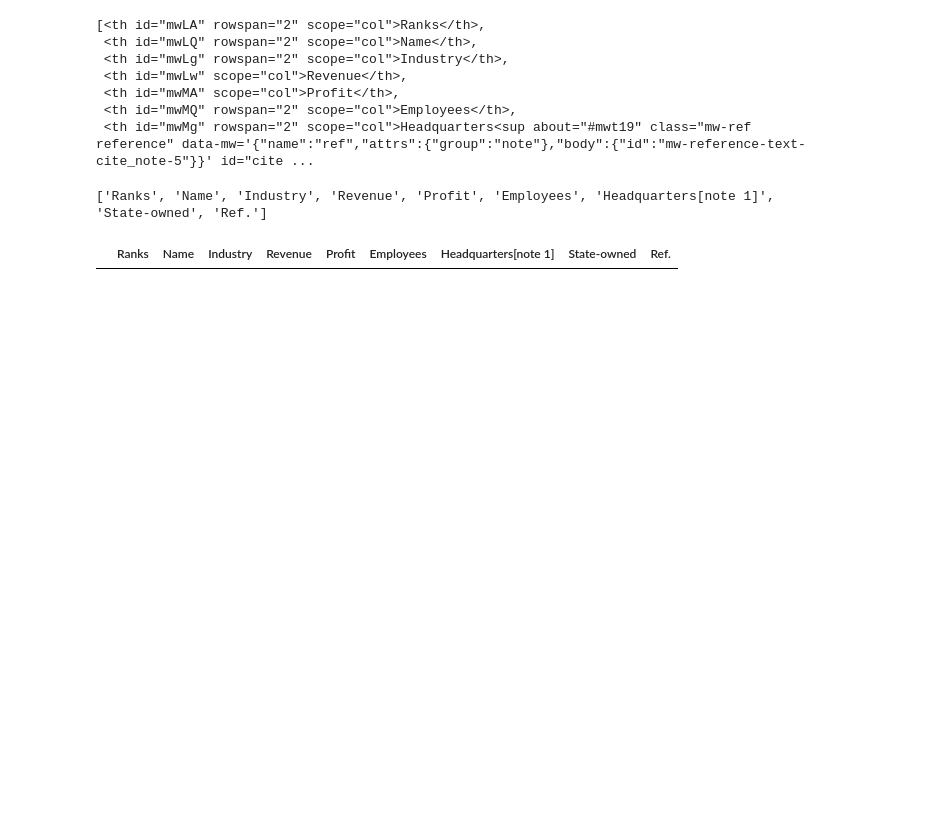
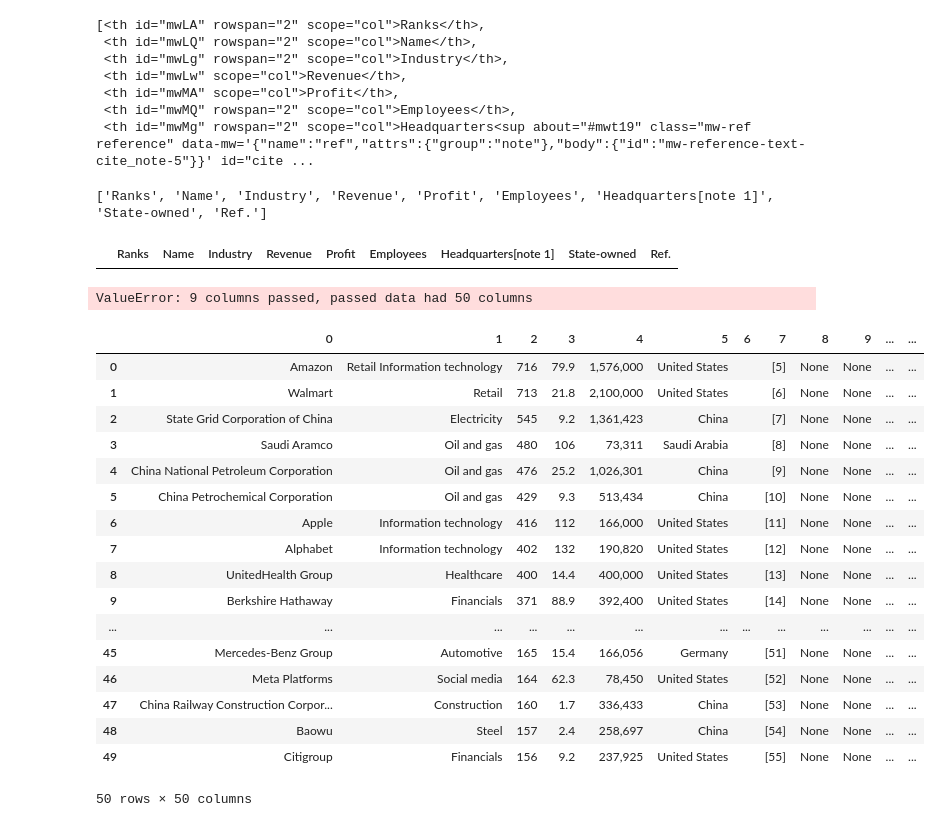
Before and after one commit to Sawrave007/web_scraping_python, a Jupyter notebook: .ipynb, the cells around one changed output. Cells and saved outputs as stored; diff of their text form; code cells hidden in the pictures; blank space fills up the shorter version.

```diff
--- a/.ipynb
+++ b/.ipynb
@@ -194,6 +196,68 @@ df
 |  | Ranks | Name | Industry | Revenue | Profit | Employees | Headquarters[note 1] | State-owned | Ref. |
 # %%
 col_data = table.find_all('tr')
+# %%
+
+num_cols = len(df)
+
+# Tracks {column_index: (remaining_rowspan_count, value)}
+active_rowspans = {}
+
+rows_out = []
+for row in col_data[2:]:
+    cells = row.find_all('td')
+    row_values = [None] * num_cols
+    col_idx = 0
+
+    for cell in cells:
+        # skip columns currently filled by an active rowspan from above
+        while col_idx in active_rowspans and active_rowspans[col_idx][0] > 0:
+            row_values[col_idx] = active_rowspans[col_idx][1]
+            active_rowspans[col_idx] = (active_rowspans[col_idx][0] - 1, active_rowspans[col_idx][1])
+            col_idx += 1
+
+        text = cell.text.strip()
+        row_values[col_idx] = text
+
+        rowspan = int(cell.get('rowspan', 1))
+        if rowspan > 1:
+            active_rowspans[col_idx] = (rowspan - 1, text)
+
+        col_idx += 1
+
+    # fill any trailing rowspan columns after the loop
+    while col_idx < num_cols:
+        if col_idx in active_rowspans and active_rowspans[col_idx][0] > 0:
+            row_values[col_idx] = active_rowspans[col_idx][1]
+            active_rowspans[col_idx] = (active_rowspans[col_idx][0] - 1, active_rowspans[col_idx][1])
+        col_idx += 1
+
+    rows_out.append(row_values)
+
+df = pd.DataFrame(rows_out, columns= title_table)
+# %% [output]
+ValueError: 9 columns passed, passed data had 50 columns
+# %%
+df
+# %% [output]
+|  | 0 | 1 | 2 | 3 | 4 | 5 | 6 | 7 | 8 | 9 | ... | ... |
+| 0 | Amazon | Retail Information technology | 716 | 79.9 | 1,576,000 | United States |  | [5] | None | None | ... | ... |
+| 1 | Walmart | Retail | 713 | 21.8 | 2,100,000 | United States |  | [6] | None | None | ... | ... |
+| 2 | State Grid Corporation of China | Electricity | 545 | 9.2 | 1,361,423 | China |  | [7] | None | None | ... | ... |
+| 3 | Saudi Aramco | Oil and gas | 480 | 106 | 73,311 | Saudi Arabia |  | [8] | None | None | ... | ... |
+| 4 | China National Petroleum Corporation | Oil and gas | 476 | 25.2 | 1,026,301 | China |  | [9] | None | None | ... | ... |
+| 5 | China Petrochemical Corporation | Oil and gas | 429 | 9.3 | 513,434 | China |  | [10] | None | None | ... | ... |
+| 6 | Apple | Information technology | 416 | 112 | 166,000 | United States |  | [11] | None | None | ... | ... |
+| 7 | Alphabet | Information technology | 402 | 132 | 190,820 | United States |  | [12] | None | None | ... | ... |
+| 8 | UnitedHealth Group | Healthcare | 400 | 14.4 | 400,000 | United States |  | [13] | None | None | ... | ... |
+| 9 | Berkshire Hathaway | Financials | 371 | 88.9 | 392,400 | United States |  | [14] | None | None | ... | ... |
+| ... | ... | ... | ... | ... | ... | ... | ... | ... | ... | ... | ... | ... |
+| 45 | Mercedes-Benz Group | Automotive | 165 | 15.4 | 166,056 | Germany |  | [51] | None | None | ... | ... |
+| 46 | Meta Platforms | Social media | 164 | 62.3 | 78,450 | United States |  | [52] | None | None | ... | ... |
+| 47 | China Railway Construction Corpor... | Construction | 160 | 1.7 | 336,433 | China |  | [53] | None | None | ... | ... |
+| 48 | Baowu | Steel | 157 | 2.4 | 258,697 | China |  | [54] | None | None | ... | ... |
+| 49 | Citigroup | Financials | 156 | 9.2 | 237,925 | United States |  | [55] | None | None | ... | ... |
+50 rows × 50 columns
 # %%
 for row in col_data[2:]:
     row_data = row.find_all('td')
```
Also changed, not shown: parts of 3 cells of this notebook.
